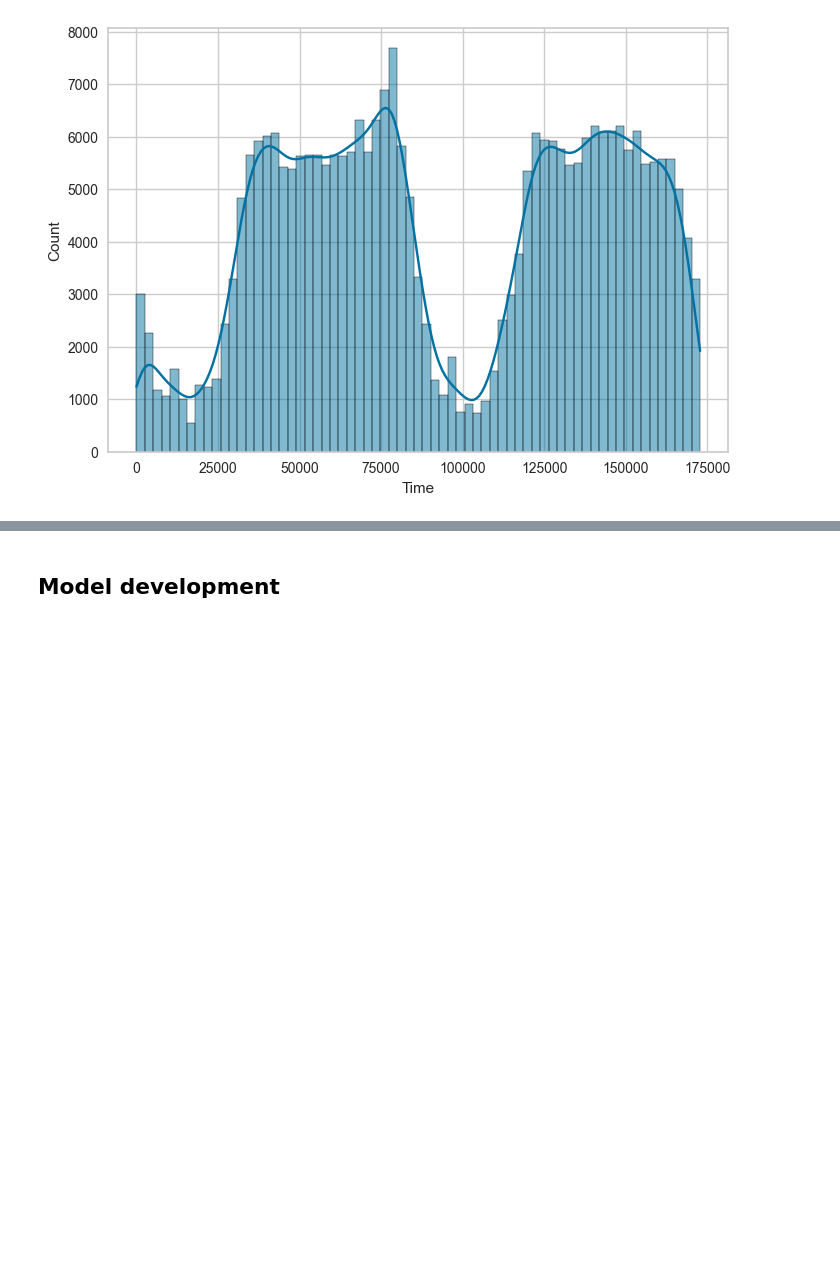
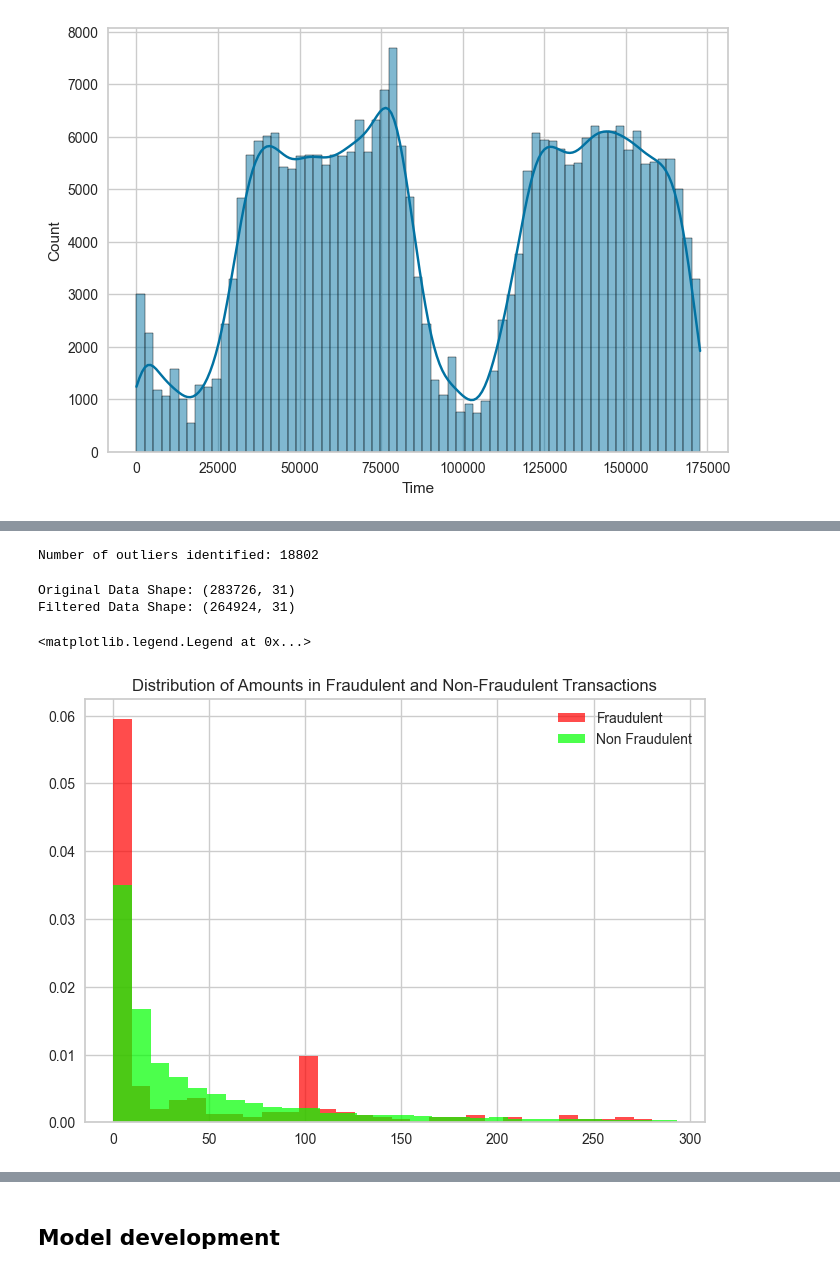
Before and after one commit to subhanu-dev/Credit-Card-Fraud-Detection, a Jupyter notebook: fraud-detection.ipynb, the cells around one changed output, grey strips where cells are left out. Cells and saved outputs as stored; diff of their text form; code cells hidden in the pictures; blank space fills up the shorter version.

Commit message:
changing the notebook for outlier analysis

```diff
--- a/fraud-detection.ipynb
+++ b/fraud-detection.ipynb
@@ -113,3 +131,33 @@ sns.histplot(df['Time'], kde=True)
+# %%
+# working with outliers
+Q1 = df['Amount'].quantile(0.25)
+Q3 = df['Amount'].quantile(0.75)
+IQR = Q3 - Q1
+
+lower_bound = Q1 - 3 * IQR # using an 3 times the IQR cuz i still want to  preserve the original distribution
+upper_bound = Q3 + 3 * IQR
+
+outliers = df[(df['Amount'] < lower_bound) | (df['Amount'] > upper_bound)]
+print("Number of outliers identified:", len(outliers))
+# %% [output]
+Number of outliers identified: 18802
+# %%
+#removing the outliers
+filtered_df = df[(df['Amount'] >= lower_bound) & (df['Amount'] <= upper_bound)]
+
+print(f"Original Data Shape: {df.shape}")
+print(f"Filtered Data Shape: {filtered_df.shape}")
+# %% [output]
+Original Data Shape: (283726, 31)
+Filtered Data Shape: (264924, 31)
+# %%
+plt.hist(filtered_df[filtered_df["Class"]==1]["Amount"],color='red',density=True, bins=30,alpha=0.7,label="Fraudulent")
+plt.hist(filtered_df[filtered_df["Class"] ==0]["Amount"],color='lime', density=True,bins=30,alpha=0.7,label="Non Fraudulent")
+plt.title("Distribution of Amounts in Fraudulent and Non-Fraudulent Transactions")
+plt.legend()
+# %% [output]
+<matplotlib.legend.Legend at 0x...>
+[figure, added]
 # %%
 df.describe()
 # %% [output]
```
Also changed, not shown: parts of 2 cells of this notebook.
